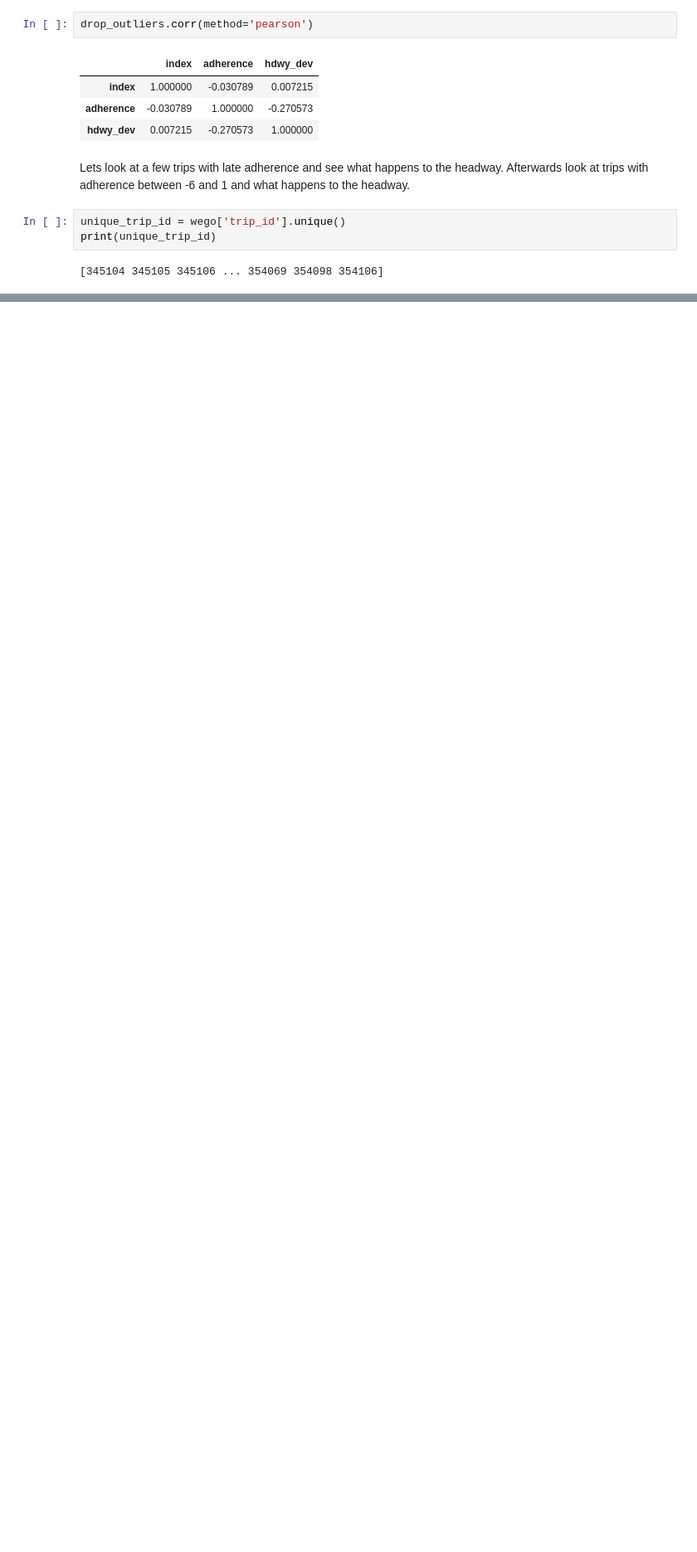
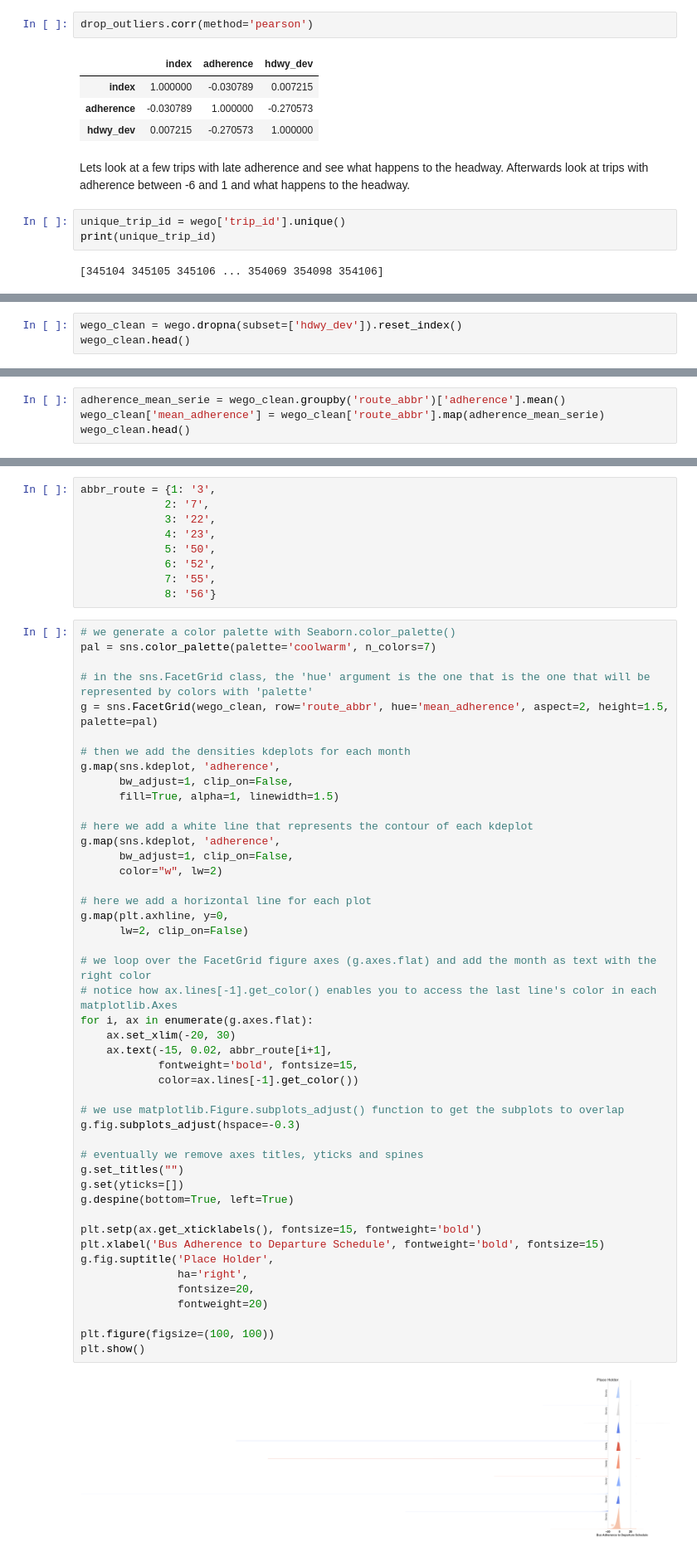
Before and after one commit to NSS-Data-Analytics-Cohort-12/wego-python-da12-python-spice-lattes, a Jupyter notebook: notebooks/WeGo.ipynb, the cells around one changed output, grey strips where cells are left out. Shown at 83% size. Drawn from its saved outputs; the diff is of its cells as text; blank space fills up the shorter version.

```diff
--- a/notebooks/WeGo.ipynb
+++ b/notebooks/WeGo.ipynb
@@ -123,0 +245,3 @@ TypeError: 'Series' object is not callable
+# %%
+wego_clean = wego.dropna(subset=['hdwy_dev']).reset_index()
+wego_clean.head()
@@ -123,0 +255,4 @@ TypeError: 'Series' object is not callable
+# %%
+adherence_mean_serie = wego_clean.groupby('route_abbr')['adherence'].mean()
+wego_clean['mean_adherence'] = wego_clean['route_abbr'].map(adherence_mean_serie)
+wego_clean.head()
@@ -123,0 +266,57 @@ TypeError: 'Series' object is not callable
+# %%
+abbr_route = {1: '3',
+             2: '7',
+             3: '22',
+             4: '23',
+             5: '50',
+             6: '52',
+             7: '55',
+             8: '56'}
+# %%
+# we generate a color palette with Seaborn.color_palette()
+pal = sns.color_palette(palette='coolwarm', n_colors=7)
+
+# in the sns.FacetGrid class, the 'hue' argument is the one that is the one that will be represented by colors with 'palette'
+g = sns.FacetGrid(wego_clean, row='route_abbr', hue='mean_adherence', aspect=2, height=1.5, palette=pal)
+
+# then we add the densities kdeplots for each month
+g.map(sns.kdeplot, 'adherence',
+      bw_adjust=1, clip_on=False,
+      fill=True, alpha=1, linewidth=1.5)
+
+# here we add a white line that represents the contour of each kdeplot
+g.map(sns.kdeplot, 'adherence',
+      bw_adjust=1, clip_on=False,
+      color="w", lw=2)
+
+# here we add a horizontal line for each plot
+g.map(plt.axhline, y=0,
+      lw=2, clip_on=False)
+
+# we loop over the FacetGrid figure axes (g.axes.flat) and add the month as text with the right color
+# notice how ax.lines[-1].get_color() enables you to access the last line's color in each matplotlib.Axes
+for i, ax in enumerate(g.axes.flat):
+    ax.set_xlim(-20, 30)
+    ax.text(-15, 0.02, abbr_route[i+1],
+            fontweight='bold', fontsize=15,
+            color=ax.lines[-1].get_color())
+
+# we use matplotlib.Figure.subplots_adjust() function to get the subplots to overlap
+g.fig.subplots_adjust(hspace=-0.3)
+
+# eventually we remove axes titles, yticks and spines
+g.set_titles("")
+g.set(yticks=[])
+g.despine(bottom=True, left=True)
+
+plt.setp(ax.get_xticklabels(), fontsize=15, fontweight='bold')
+plt.xlabel('Bus Adherence to Departure Schedule', fontweight='bold', fontsize=15)
+g.fig.suptitle('Place Holder',
+               ha='right',
+               fontsize=20,
+               fontweight=20)
+
+plt.figure(figsize=(100, 100))
+plt.show()
+# %% [output]
+[figure, added]
```
Also changed, not shown: parts of 13 cells of this notebook.
